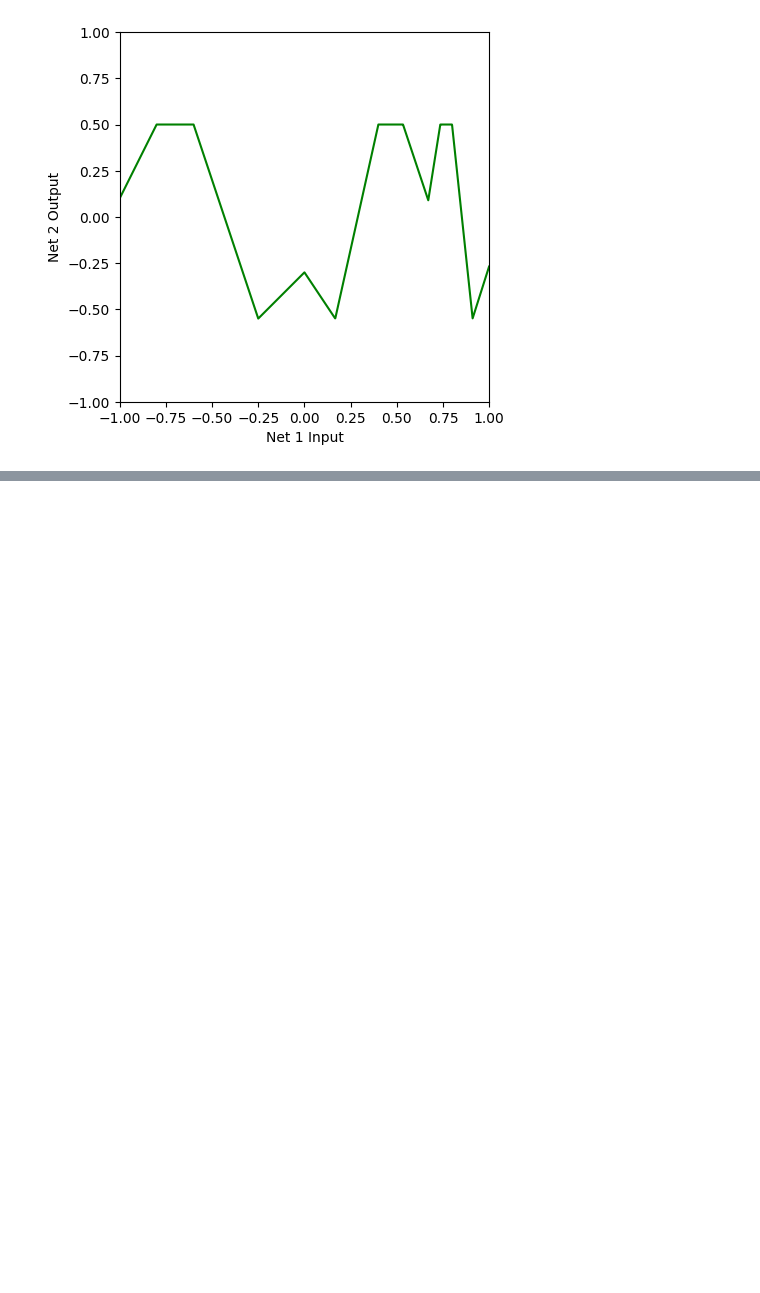
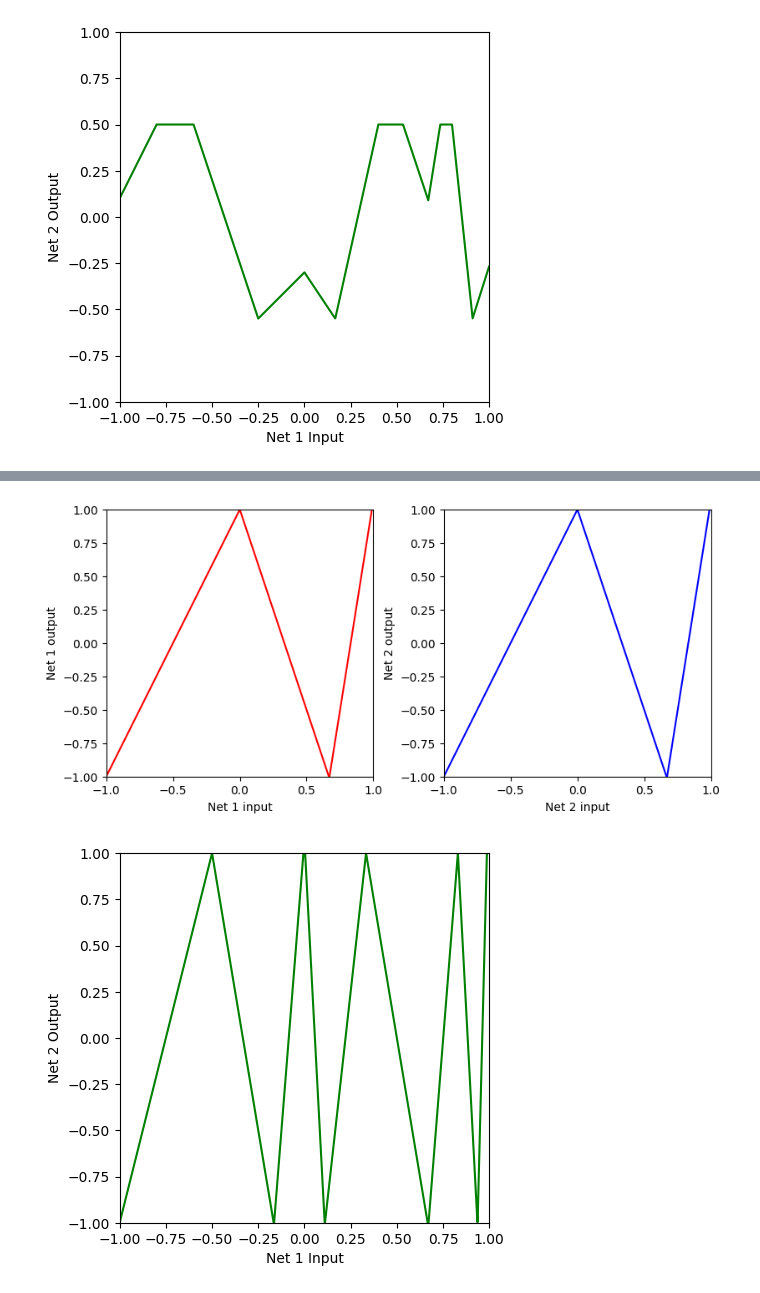
Before and after one commit to Saransh-Basu-01/Understanding-Deep-learning-, a Jupyter notebook: Deep_Neural_Networks.ipynb, the cells around one changed output, grey strips where cells are left out. Cells and saved outputs as stored; diff of their text form; code cells hidden in the pictures; blank space fills up the shorter version.

```diff
--- a/Deep_Neural_Networks.ipynb
+++ b/Deep_Neural_Networks.ipynb
@@ -94,0 +119,8 @@ plot_neural_two_components(x, net1_out, net2_out, net12_out)
+# %%
+
+# When you have a prediction, run this code to see if you were right
+net12_out = shallow_1_1_3(net1_out, ReLU, n1_phi_0, n1_phi_1, n1_phi_2, n1_phi_3, n1_theta_10, n1_theta_11, n1_theta_20, n1_theta_21, n1_theta_30, n1_theta_31)
+plot_neural_two_components(x, net1_out, net2_out_new, net12_out)
+# %% [output]
+[figure, added]
+[figure, added]
```
Also changed, not shown: parts of 3 cells of this notebook.
